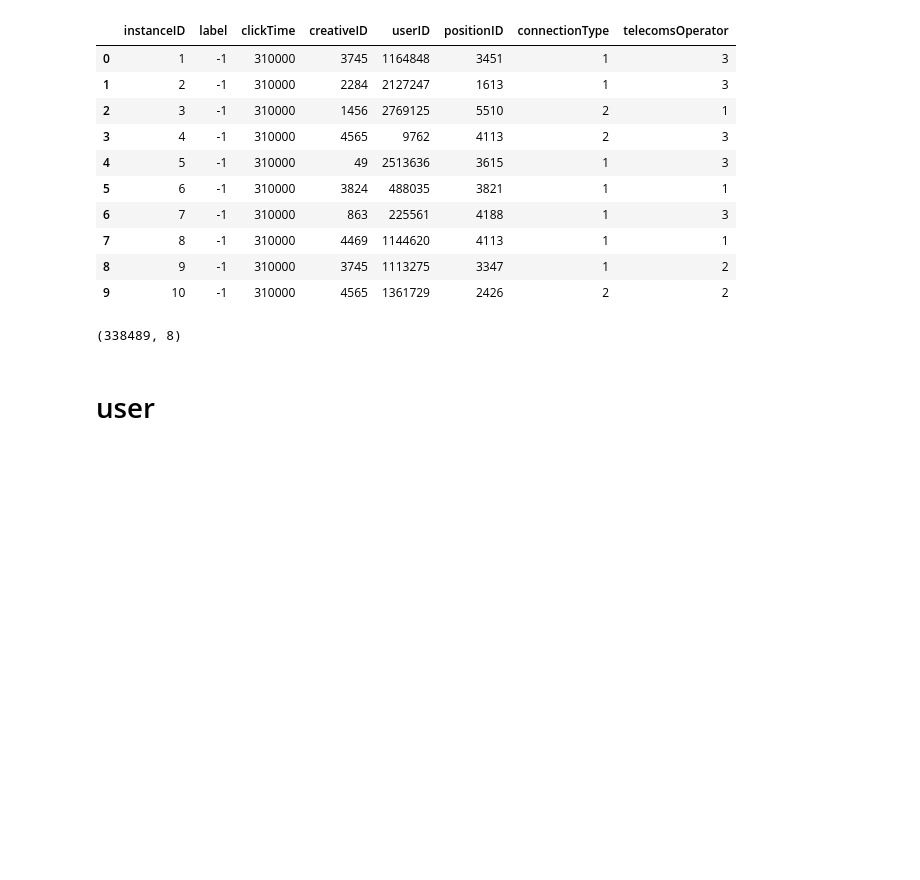
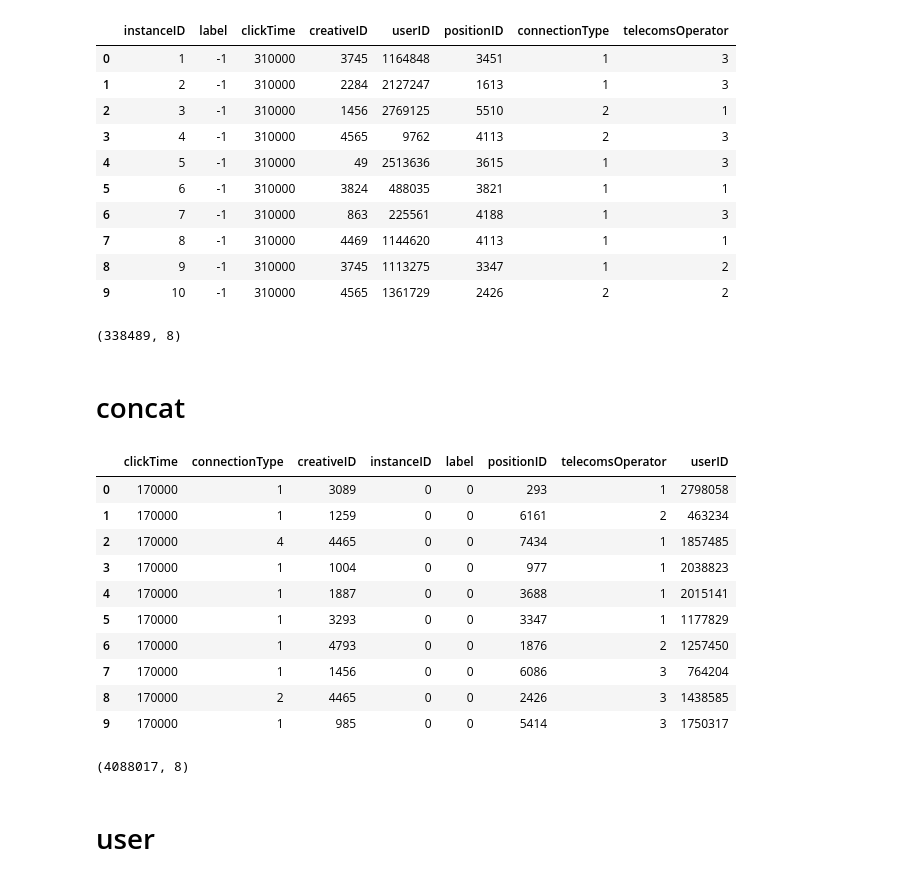
Before and after one commit to XierHacker/SK-LearnExamples, a Jupyter notebook: TencentAD/source/merge_practice.ipynb, the cells around one changed output. Drawn from its saved outputs; the diff is of its cells as text; code cells hidden in the pictures; blank space fills up the shorter version.

```diff
--- a/TencentAD/source/merge_practice.ipynb
+++ b/TencentAD/source/merge_practice.ipynb
@@ -50,6 +99,27 @@ test_frame.head(10)
 test_frame.shape
 # %% [output]
 (338489, 8)
+# %% [markdown]
+# concat
+# %%
+concated_frame=pd.concat([train_frame,test_frame],axis=0)
+concated_frame.head(10)
+# %% [output]
+|  | clickTime | connectionType | creativeID | instanceID | label | positionID | telecomsOperator | userID |
+| 0 | 170000 | 1 | 3089 | 0 | 0 | 293 | 1 | 2798058 |
+| 1 | 170000 | 1 | 1259 | 0 | 0 | 6161 | 2 | 463234 |
+| 2 | 170000 | 4 | 4465 | 0 | 0 | 7434 | 1 | 1857485 |
+| 3 | 170000 | 1 | 1004 | 0 | 0 | 977 | 1 | 2038823 |
+| 4 | 170000 | 1 | 1887 | 0 | 0 | 3688 | 1 | 2015141 |
+| 5 | 170000 | 1 | 3293 | 0 | 0 | 3347 | 1 | 1177829 |
+| 6 | 170000 | 1 | 4793 | 0 | 0 | 1876 | 2 | 1257450 |
+| 7 | 170000 | 1 | 1456 | 0 | 0 | 6086 | 3 | 764204 |
+| 8 | 170000 | 2 | 4465 | 0 | 0 | 2426 | 3 | 1438585 |
+| 9 | 170000 | 1 | 985 | 0 | 0 | 5414 | 3 | 1750317 |
+# %%
+concated_frame.shape
+# %% [output]
+(4088017, 8)
 # %% [markdown]
 # user
 # %%
```
Also changed, not shown: parts of 13 cells of this notebook, 5 other files.
